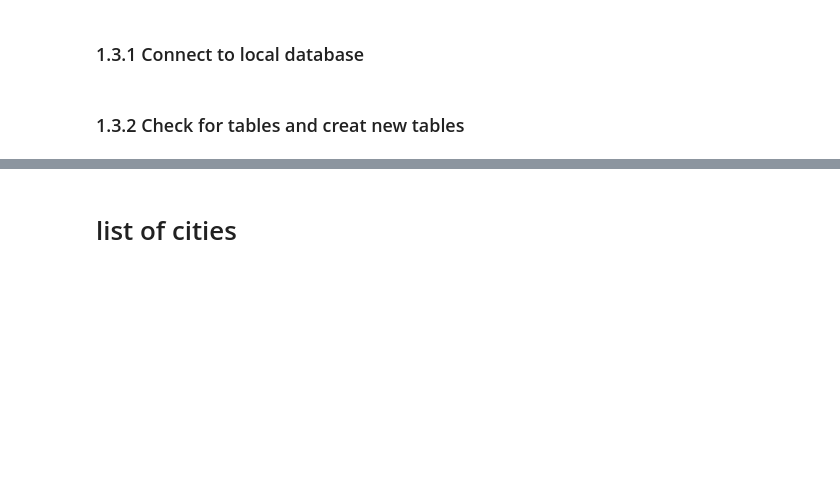
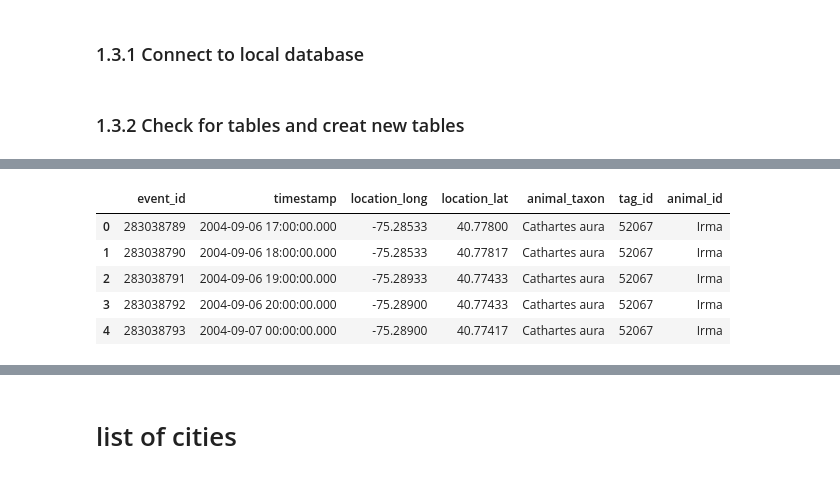
Before and after one commit to sunshineaqu/Turkey-Vulture-Migration, a Jupyter notebook: vulture_etl_cities_pk.ipynb, the cells around one changed output, grey strips where cells are left out. Drawn from its saved outputs; the diff is of its cells as text; code cells hidden in the pictures; blank space fills up the shorter version.

```diff
--- a/vulture_etl_cities_pk.ipynb
+++ b/vulture_etl_cities_pk.ipynb
@@ -253,7 +305,0 @@ new_vulture_data_df.head()
-# %%
-#????? change column name ('-' is not compatible in a lot of system)
-#also change the column name of the following so consisten with the other info datasets 'individual_taxon_canonical_name', 'tag_local_identifier','individual_local_identifier'to 'animal_taxon','tag_id', 'animal_id'
-
-new_vulture_data_df.columns = ['event_id', 'timestamp', 'location_long', 'location_lat',
-                               'animal_taxon', 'tag_id','animal_id']
-new_vulture_data_df.head()
@@ -264,9 +305,0 @@ new_vulture_data_df.count()
-# %%
-# drop rows without long and lat
-new_vulture_data_df = new_vulture_data_df.dropna(how="any")
-new_vulture_data_df.count()
-# %%
-# filter data to only keep turkey vulture (Cathartes aura) data
-new_vulture_data_df = new_vulture_data_df.loc[new_vulture_data_df
-                                              ['animal_taxon'] == "Cathartes aura", :]
-new_vulture_data_df.count()
@@ -276,0 +320,33 @@ new_vulture_data_df.dtypes
+# %%
+new_vulture_data_df.to_sql(name='migration_paths', con=engine, if_exists='append',index=False)
+pd.read_sql_query('select * from migration_paths', con=engine).head()
+
+
+# try:
+#     new_vulture_data_df.to_sql(name='migration_paths', con=engine, if_exists='append',index=False)
+#     pd.read_sql_query('select * from migration_paths', con=engine).head()
+# except IntegrityError:
+#     print("Duplicate loading or same primary key alread exists")
+
+
+#     except IntegrityError:
+#        pass
+
+# for row in csvfile:
+#    try:
+#        cursor.execute('INSERT INTO X (Y) VALUES (%s)' % row[rowdatapoint])
+#    except IntegrityError:
+#        pass
+
+# sql.execute("INSERT OR IGNORE INTO foo(data) VALUES(?);" ("Some text.", ))
+# engine.execute(INSERT OR IGNORE INTO 'migration_paths' ('event_id', 'timestamp', 'location_long', 'location_lat',
+#     'animal_taxon', 'tag_id','animal_id') VALUES (?, ?, ?, ?, ?, ?, ?), new_vulture_data_df)
+
+# engine.execute('INSERT OR IGNORE INTO migration_paths (event_id, timestamp, location_long, location_lat, animal_taxon, tag_id, animal_id) VALUES (?, ?, ?, ?, ?, ?, ?), new_vulture_data_df')
+# %% [output]
+|  | event_id | timestamp | location_long | location_lat | animal_taxon | tag_id | animal_id |
+| 0 | 283038789 | 2004-09-06 17:00:00.000 | -75.28533 | 40.77800 | Cathartes aura | 52067 | Irma |
+| 1 | 283038790 | 2004-09-06 18:00:00.000 | -75.28533 | 40.77817 | Cathartes aura | 52067 | Irma |
+| 2 | 283038791 | 2004-09-06 19:00:00.000 | -75.28933 | 40.77433 | Cathartes aura | 52067 | Irma |
+| 3 | 283038792 | 2004-09-06 20:00:00.000 | -75.28900 | 40.77433 | Cathartes aura | 52067 | Irma |
+| 4 | 283038793 | 2004-09-07 00:00:00.000 | -75.28900 | 40.77417 | Cathartes aura | 52067 | Irma |
```
Also changed, not shown: parts of 41 cells of this notebook.
